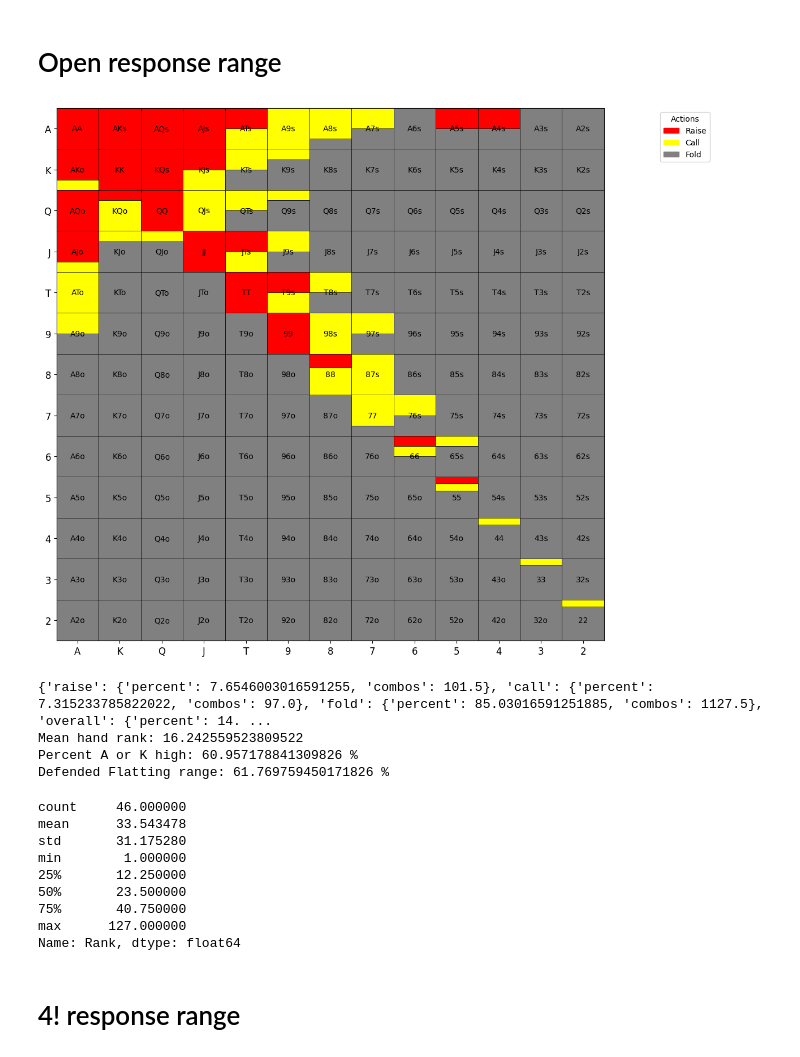
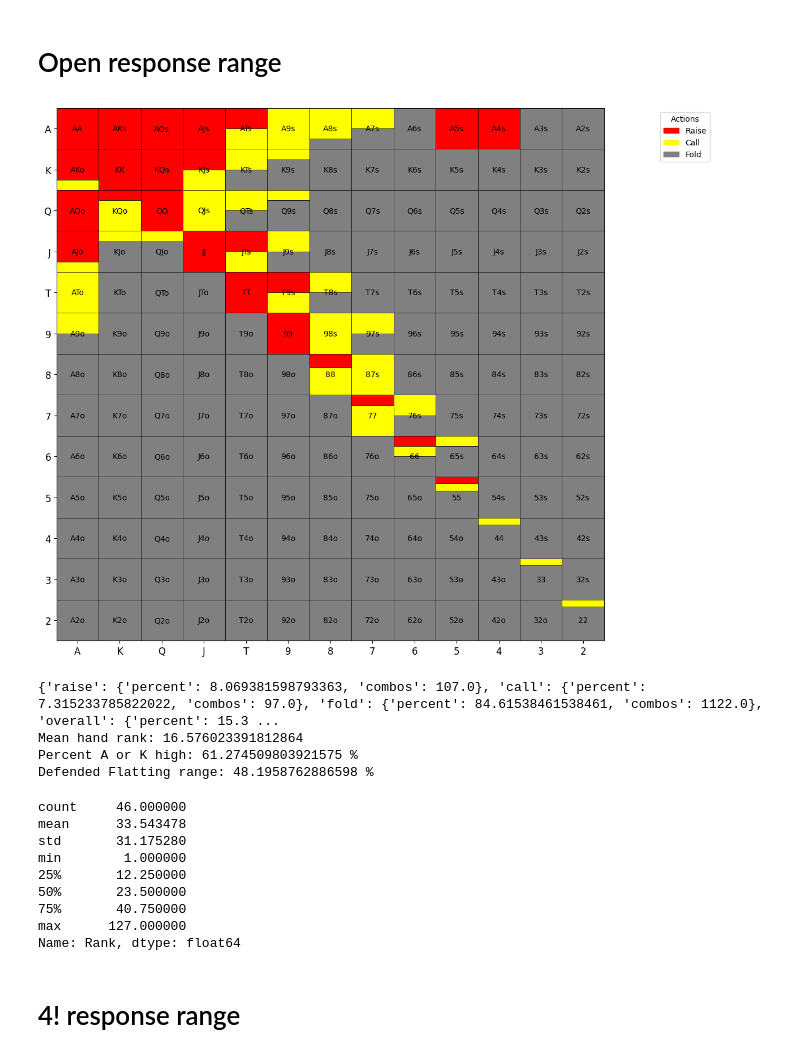
Before and after one commit to KunaalAgarwal/poker_analysis, a Jupyter notebook: src/btn_ranges.ipynb, the cells around one changed output. Saved outputs shown, nothing was run; the diff lists cells and outputs as text; code cells hidden in the pictures.

Commit message:
Btn ranges updated a little bit

```diff
--- a/src/btn_ranges.ipynb
+++ b/src/btn_ranges.ipynb
@@ -268,7 +268,7 @@ open_response_range = {
     "TT": {"raise": 1.0, "call": 0.0},
     "99": {"raise": 1.0, "call": 0.0},
     "88": {"raise": 1/3, "call": 2/3},
-    "77": {"raise": 0.0, "call": 0.75},
+    "77": {"raise": 0.25, "call": 0.75},
     # Want to minimize set mining
     "66": {"raise": 0.25, "call": 0.25},
     "55": {"raise": 1/6, "call": 1/6},
@@ -285,8 +285,8 @@ open_response_range = {
     "A7s": {"raise": 0.0, "call": 0.5},
     "A6s": {"raise": 0.0, "call": 0.0},
     # Can use more 3bet bluffs depending on how wide the opener is.
-    "A5s": {"raise": 0.5, "call": 0.0},
-    "A4s": {"raise": 0.5, "call": 0.0},
+    "A5s": {"raise": 1.0, "call": 0.0},
+    "A4s": {"raise": 1.0, "call": 0.0},
     "A3s": {"raise": 0.0, "call": 0.0},
     "A2s": {"raise": 0.0, "call": 0.0},
 
@@ -329,38 +329,38 @@ open_response_range = {
 
     "87s": {"raise": 0.0, "call": 1.0},
     "86s": {"raise": 0.0, "call": 0.0},
 
     "76s": {"raise": 0.0, "call": 0.5},
     "75s": {"raise": 0.0, "call": 0.0},
 
     "65s": {"raise": 0.0, "call": 0.25},
 
     "54s": {"raise": 0.0, "call": 0.0},
 
     "43s": {"raise": 0.0, "call": 0.0},
 
     "32s": {"raise": 0.0, "call": 0.0},
 }
 
 # Visualize the range
 open_response = range_construction.generate_range(open_response_range, '../ranges/btn_ranges/btn_open_response')
 open_response_distribution = range_construction.range_hand_distribution(open_response_range)
 open_response_percent_by_actions = range_construction.range_percent_by_all_actions(open_response_range)
 open_response_mean_hand_rank = range_construction.average_range_rank(open_response_range)
 
 print(open_response_percent_by_actions)
 print(f'Mean hand rank: {open_response_mean_hand_rank}')
 print(f'Percent A or K high: {range_construction.percent_range_high_card(open_response_range)} %')
 print(f'Defended Flatting range: {range_construction.flat_defense(response_3bet_range, open_response_range)} %')
 
 open_response_distribution[1].to_csv('../ranges/btn_ranges/btn_open_response_distribution.csv')
 open_response_distribution[0]
 # %% [output]
-[figure, old version]
+[figure, new version]
-{'raise': {'percent': 7.6546003016591255, 'combos': 101.5}, 'call': {'percent': 7.315233785822022, 'combos': 97.0}, 'fold': {'percent': 85.03016591251885, 'combos': 1127.5}, 'overall': {'percent': 14. ...
-Mean hand rank: 16.242559523809522
-Percent A or K high: 60.957178841309826 %
-Defended Flatting range: 61.769759450171826 %
+{'raise': {'percent': 8.069381598793363, 'combos': 107.0}, 'call': {'percent': 7.315233785822022, 'combos': 97.0}, 'fold': {'percent': 84.61538461538461, 'combos': 1122.0}, 'overall': {'percent': 15.3 ...
+Mean hand rank: 16.576023391812864
+Percent A or K high: 61.274509803921575 %
+Defended Flatting range: 48.1958762886598 %
 count     46.000000
 mean      33.543478
 std       31.175280
```
Also changed, not shown: parts of 1 cell of this notebook, 4 other files.
